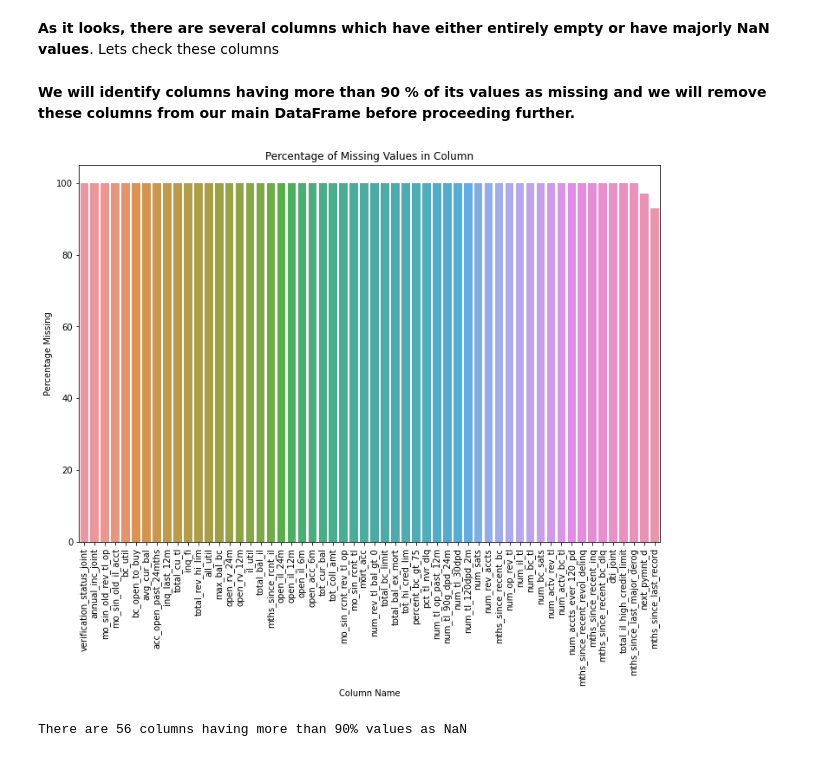
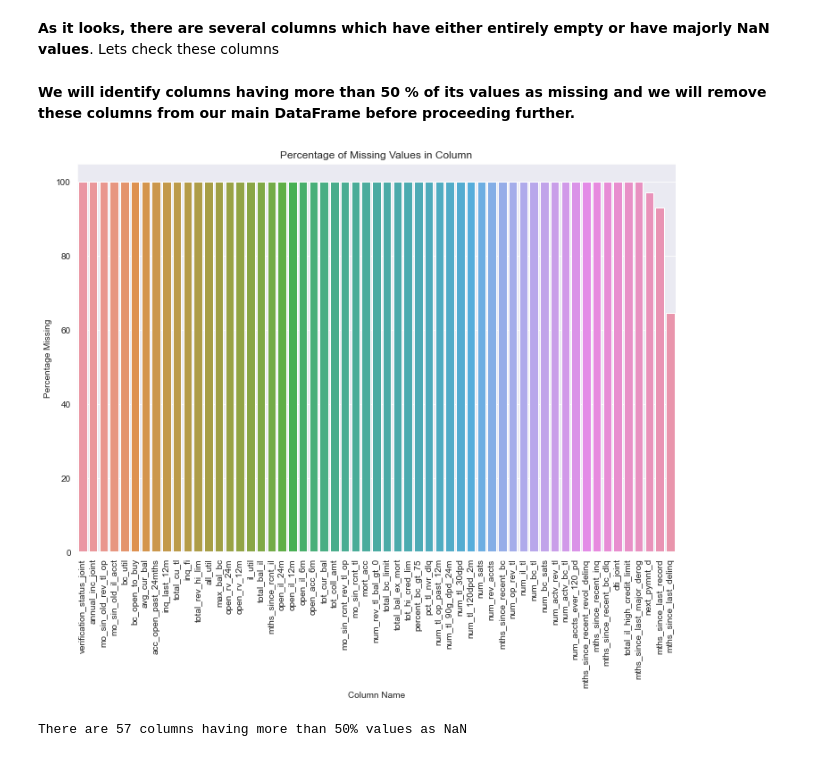
Before and after one commit to subhasisj/Lending-Club-Assignment, a Jupyter notebook: Notebooks/Exploration-Subhasis.ipynb, the cells around one changed output. Saved outputs shown, nothing was run; the diff lists cells and outputs as text; code cells hidden in the pictures.

```diff
--- a/Notebooks/Exploration-Subhasis.ipynb
+++ b/Notebooks/Exploration-Subhasis.ipynb
@@ -43,13 +43,19 @@ To develop your understanding of the domain, you are advised to independently re
 # %%
 import pandas as pd
 import numpy as np
+from collections import Counter
 import seaborn as sns
 import matplotlib.pyplot as plt
 import warnings
 import matplotlib.style as style
+import re
 
-pd.set_option('display.max_columns', 50)
-style.use('seaborn-dark-palette')
+pd.set_option('display.max_columns', 100)
+pd.set_option('display.max_colwidth', 500)
+pd.set_option('display.max_rows', 500)
+
+
+sns.set_style("darkgrid")
 plt.rcParams["figure.figsize"] = (12,8)
 # %%
 style.available
@@ -138,22 +166,22 @@ missing_value_df = pd.DataFrame({'column_name': loan_df.columns,
 missing_value_df.sort_values('percent_missing',ascending=False, inplace=True)
 missing_value_df = missing_value_df.reset_index(drop=True)
 # %% [markdown]
-__We will identify columns having more than 90 % of its values as missing and we will remove these columns from our main DataFrame before proceeding further.__
+__We will identify columns having more than 50 % of its values as missing and we will remove these columns from our main DataFrame before proceeding further.__
 # %%
 plt.title('Percentage of Missing Values in Column')
-sns.barplot(x='column_name',y='percent_missing',data=missing_value_df[missing_value_df.percent_missing > 90])
+sns.barplot(x='column_name',y='percent_missing',data=missing_value_df[missing_value_df.percent_missing > 50])
 # missing_value_df[missing_value_df.percent_missing > 90].plot.bar(x='column_name',y='percent_missing')
 plt.ylabel('Percentage Missing')
 plt.xlabel('Column Name')
 plt.xticks(rotation=90)
 plt.show()
 # %% [output]
-[figure, old version]
+[figure, new version]
 # %%
-columns_to_be_removed = missing_value_df[missing_value_df.percent_missing > 90]['column_name'].to_list()
-print(f'There are {len(columns_to_be_removed)} columns having more than 90% values as NaN')
+columns_to_be_removed = missing_value_df[missing_value_df.percent_missing > 50]['column_name'].to_list()
+print(f'There are {len(columns_to_be_removed)} columns having more than 50% values as NaN')
 # %% [output]
-There are 56 columns having more than 90% values as NaN
+There are 57 columns having more than 50% values as NaN
 # %%
 #Remove NaN columns
 loan_df = loan_df[loan_df.columns[~loan_df.columns.isin(columns_to_be_removed)]]
```
Also changed, not shown: parts of 97 cells of this notebook.
